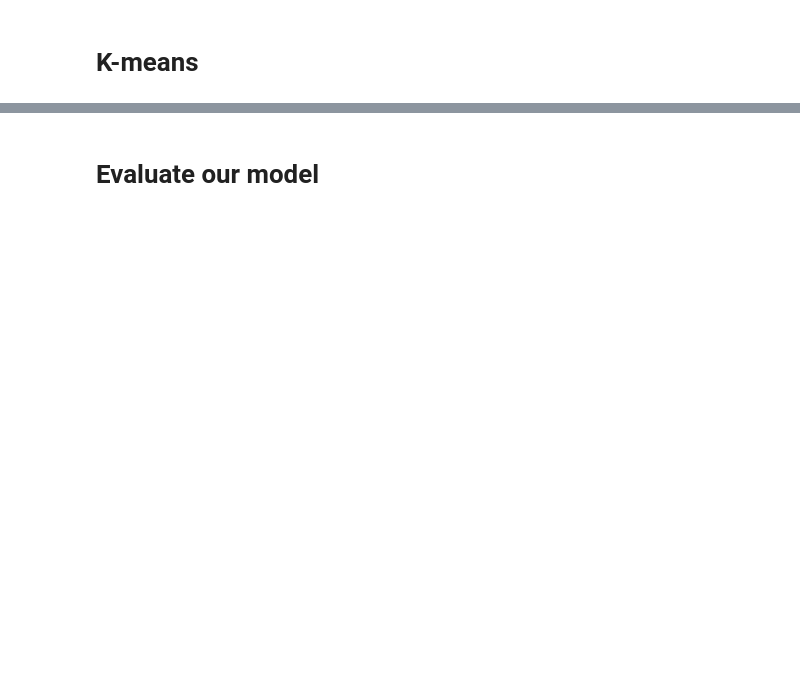
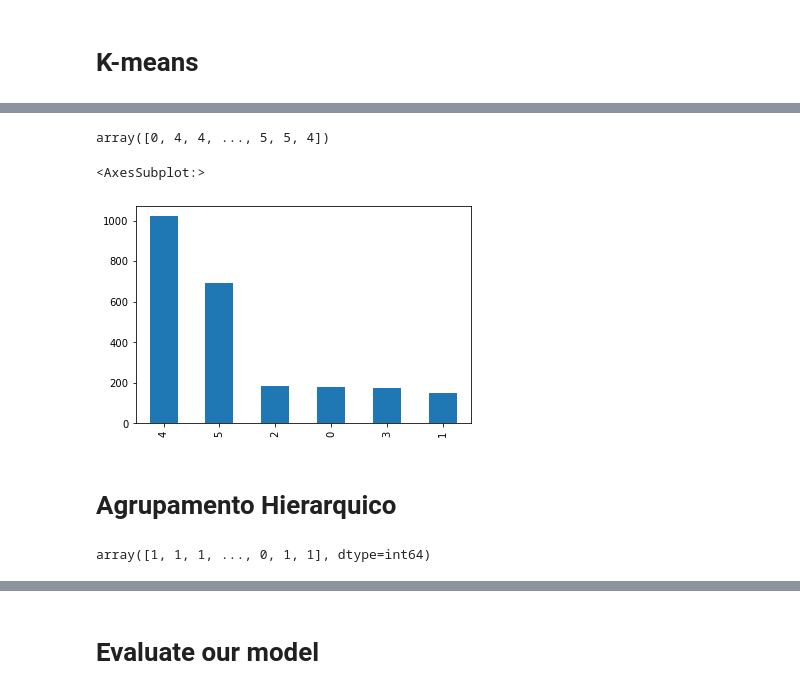
Before and after one commit to VitorBonella/NLP-Unsupervised-Learning, a Jupyter notebook: TrabalhoPratico-CienciaDeDados-IgorVarejão-VitorBonella.ipynb, the cells around one changed output, grey strips where cells are left out. Drawn from its saved outputs; the diff is of its cells as text; code cells hidden in the pictures; blank space fills up the shorter version.

```diff
--- a/TrabalhoPratico-CienciaDeDados-IgorVarejão-VitorBonella.ipynb
+++ b/TrabalhoPratico-CienciaDeDados-IgorVarejão-VitorBonella.ipynb
@@ -269,5 +414,26 @@ print(num_labels)
 # %%
-model = KMeans(n_clusters=2, random_state=42)
-y_pred = model.fit_predict(df_freq_reduced)
+N_CLUSTERS = 6
+model = KMeans(n_clusters=N_CLUSTERS, random_state=42)
+y_pred_k_means = model.fit_predict(df_freq_reduced)
 # word_positions = {v: k for k, v in vectorizer.vocabulary_.items()}
 # cluster_ids = generate_wordclouds(X_svd, X_tfidf, 2, word_positions)
+y_pred_k_means
+# %% [output]
+array([0, 4, 4, ..., 5, 5, 4])
+# %%
+df_mini['pred_k_means'] = y_pred_k_means
+
+df_mini['pred_k_means'].value_counts().plot(kind = 'bar')
+# %% [output]
+<AxesSubplot:>
+[figure, added]
+# %% [markdown]
+# Agrupamento Hierarquico
+# %%
+from sklearn.cluster import AgglomerativeClustering
+
+model = AgglomerativeClustering(N_CLUSTERS, linkage = 'ward')
+y_pred_ah = model.fit_predict(df_freq_reduced)
+y_pred_ah
+# %% [output]
+array([1, 1, 1, ..., 0, 1, 1], dtype=int64)
```
Also changed, not shown: parts of 21 cells of this notebook.
